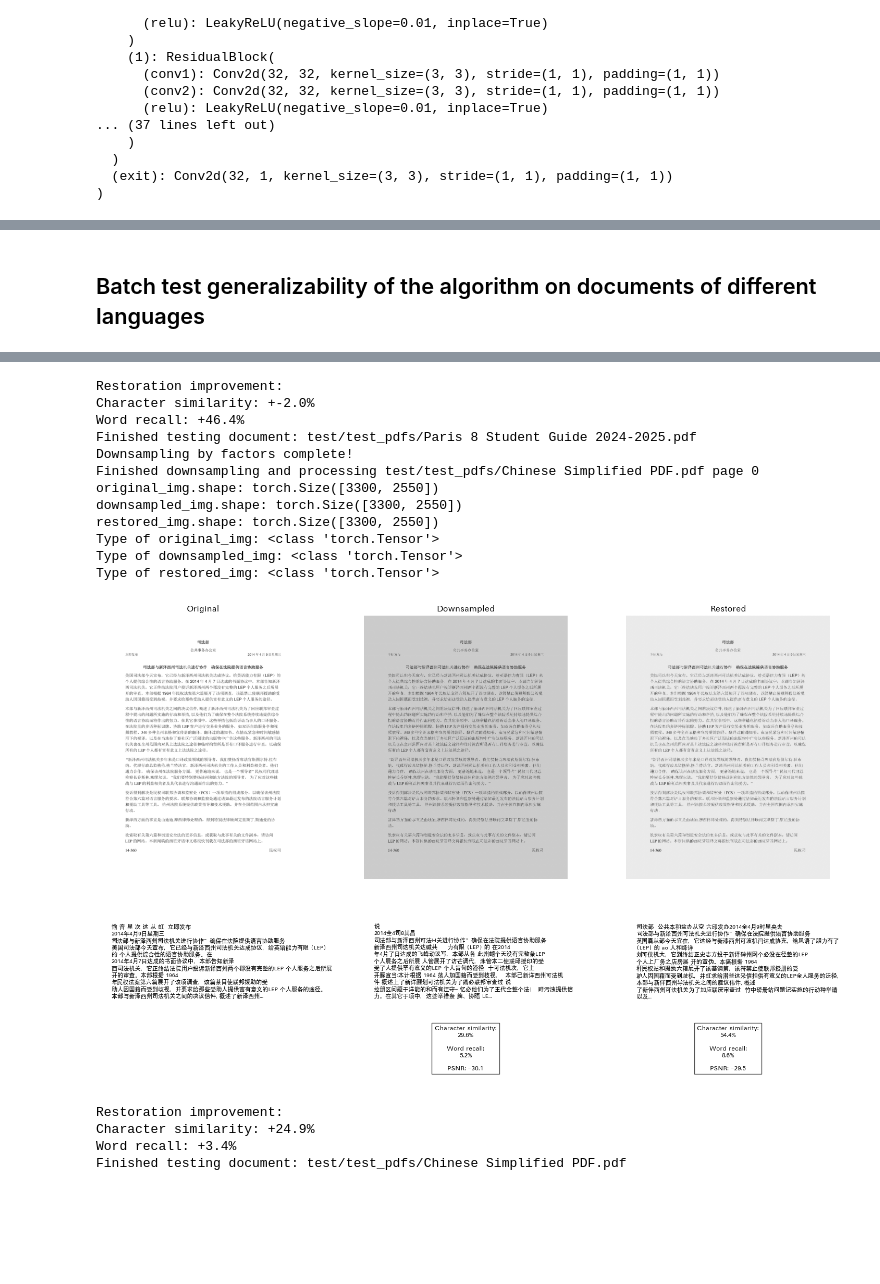
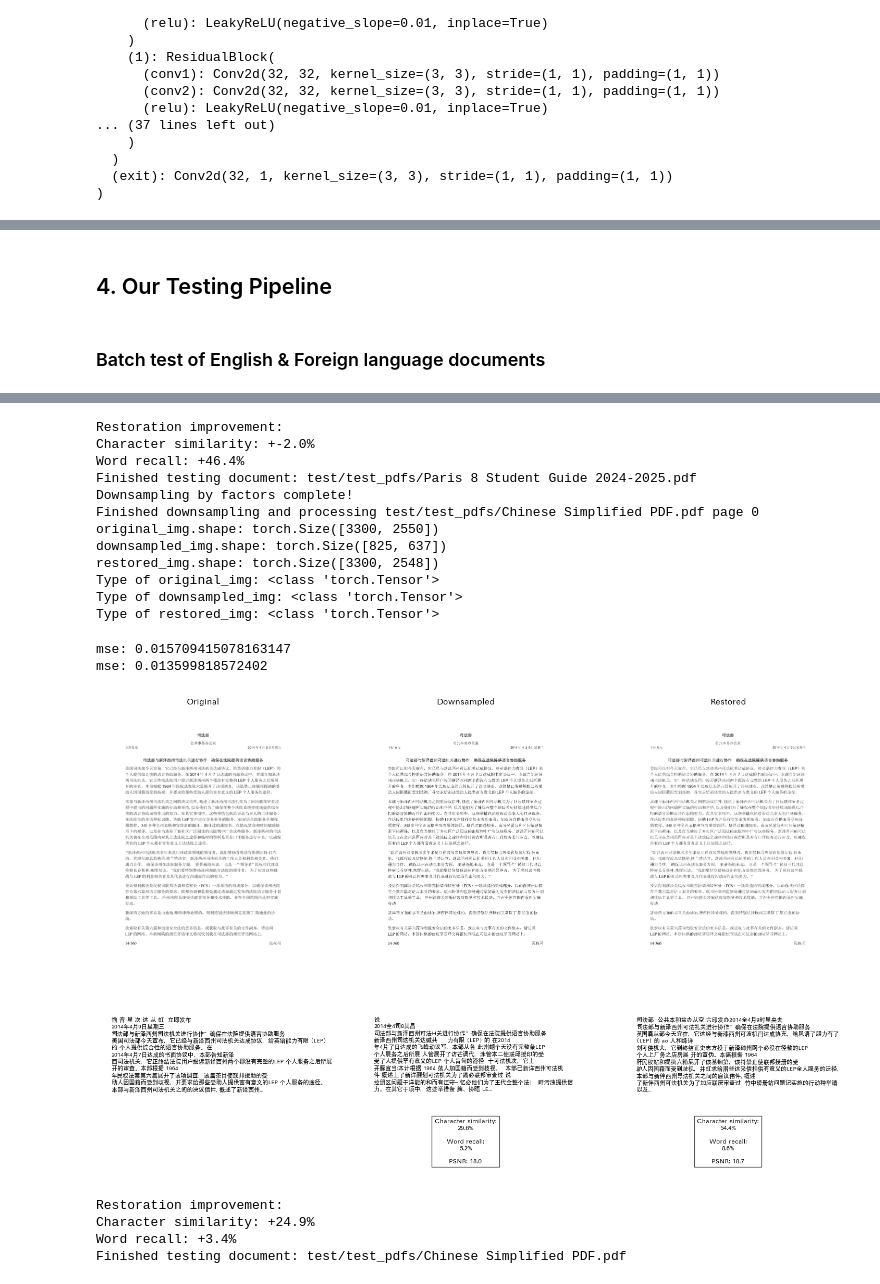
Before and after one commit to Ruichu-Xia/text-super-resolution, a Jupyter notebook: src/text_super_resolution/evaluation.ipynb, the cells around one changed output, grey strips where cells are left out. Cells and saved outputs as stored; diff of their text form; code cells hidden in the pictures; blank space fills up the shorter version.

```diff
--- a/src/text_super_resolution/evaluation.ipynb
+++ b/src/text_super_resolution/evaluation.ipynb
@@ -61,7 +217,7 @@ ResNetSR(
 img_dir = f"test/test_images"
 downampled_dir = f"test/downsampled_images/downsampled"
 recovered_dir = "test/recovered_images"
-downsampled_dir = "test/downsampled_images"`
+downsampled_dir = "test/downsampled_images"
 
 def downsample_and_restore_image(pdf_dir, page_num, downsample_factors, model, device):
     pdf_to_image(pdf_dir, page_num, img_dir)
@@ -233,0 +247,20 @@ def visualize_comparison(original_path, downsampled_path, restored_path, pdf_nam
+# %%
+# Run this to test your pdf file
+
+for test_param in test_params.values():
+    pdf_name = test_param['pdf_dir'].split("/")[-1]
+    downsample_and_restore_image(test_param['pdf_dir'], test_param['page_num'], downsample_factors, model, device)
+
+    original_text, downsampled_text, restored_text, downsampled_metrics, restored_metrics = visualize_comparison(
+        original_path = img_dir + f"/{pdf_name}_Page_{test_param['page_num']}.png",
+        downsampled_path= f"test/downsampled_images/downsampled_4x/{pdf_name}_Page_{test_param['page_num']}.png",
+        restored_path = f"test/downsampled_images/restoration_4x/{pdf_name}_Page_{test_param['page_num']}.png",
+        lang = test_param['pdf_language'],
+        page_num=test_param['page_num'],
+        chinese_font = test_param['is_chinese'],
+        pdf_name = pdf_name,
+        wrap_cut = test_param['wrap cut'],
+        word_limit = test_param['word_limit']
+    )
+
+    print("Finished testing document:",test_param['pdf_dir'])
@@ -234,5 +283,10 @@ def visualize_comparison(original_path, downsampled_path, restored_path, pdf_nam
+# %% [markdown]
+## 4. Our Testing Pipeline
 # %% [markdown]
-## Batch test generalizability of the algorithm on documents of different languages
+### Batch test of English & Foreign language documents
+# %%
+# Initialize dataframe for storing performance metrics
+performance_df = pd.DataFrame(columns=["PDF Name", "Page Number", "Downsampled_PSNR", "Restored_PSNR", "Downsampled_Char_Similarity", "Restored_Char_Similarity", "Downsampled_Word_Recall", "Restored_Word_Recall"])
 # %%
 test_params = {
     "english_pdf": {
@@ -285,6 +339,20 @@ for test_param in test_params.values():
         wrap_cut = test_param['wrap cut'],
         word_limit = test_param['word_limit']
     )
+    performance_df = pd.concat([
+    performance_df,
+    pd.DataFrame({
+        "PDF Name": [pdf_name],
+        "Page Number": [test_param['page_num']],
+        "Downsampled_PSNR": downsampled_metrics['psnr'],
+        "Restored_PSNR": restored_metrics['psnr'],
+        "Downsampled_Char_Similarity": downsampled_metrics['character_similarity'],
+        "Restored_Char_Similarity": restored_metrics['character_similarity'],
+        "Downsampled_Word_Recall": downsampled_metrics['word_recall'],
+        "Restored_Word_Recall": restored_metrics['word_recall']
+    })
+], ignore_index=True)
+
     print("Finished testing document:",test_param['pdf_dir'])
 # %% [output]
 Downsampling by factors complete!
@@ -325,18 +399,20 @@ Type of restored_img: <class 'torch.Tensor'>
-Restoration improvement:
-Character similarity: +-2.0%
-Word recall: +46.4%
-Finished testing document: test/test_pdfs/Paris 8 Student Guide 2024-2025.pdf
-Downsampling by factors complete!
-Finished downsampling and processing test/test_pdfs/Chinese Simplified PDF.pdf page 0
-original_img.shape: torch.Size([3300, 2550])
-downsampled_img.shape: torch.Size([3300, 2550])
-restored_img.shape: torch.Size([3300, 2550])
-Type of original_img: <class 'torch.Tensor'>
-Type of downsampled_img: <class 'torch.Tensor'>
-Type of restored_img: <class 'torch.Tensor'>
+Restoration improvement:
+Character similarity: +-2.0%
+Word recall: +46.4%
+Finished testing document: test/test_pdfs/Paris 8 Student Guide 2024-2025.pdf
+Downsampling by factors complete!
+Finished downsampling and processing test/test_pdfs/Chinese Simplified PDF.pdf page 0
+original_img.shape: torch.Size([3300, 2550])
+downsampled_img.shape: torch.Size([825, 637])
+restored_img.shape: torch.Size([3300, 2548])
+Type of original_img: <class 'torch.Tensor'>
+Type of downsampled_img: <class 'torch.Tensor'>
+Type of restored_img: <class 'torch.Tensor'>
+mse: 0.015709415078163147
+mse: 0.013599818572402
-[figure, old version]
+[figure, new version]
-Restoration improvement:
-Character similarity: +24.9%
-Word recall: +3.4%
-Finished testing document: test/test_pdfs/Chinese Simplified PDF.pdf
+Restoration improvement:
+Character similarity: +24.9%
+Word recall: +3.4%
+Finished testing document: test/test_pdfs/Chinese Simplified PDF.pdf
 # %% [markdown]
```
Also changed, not shown: parts of 25 cells of this notebook, 9 other files.
